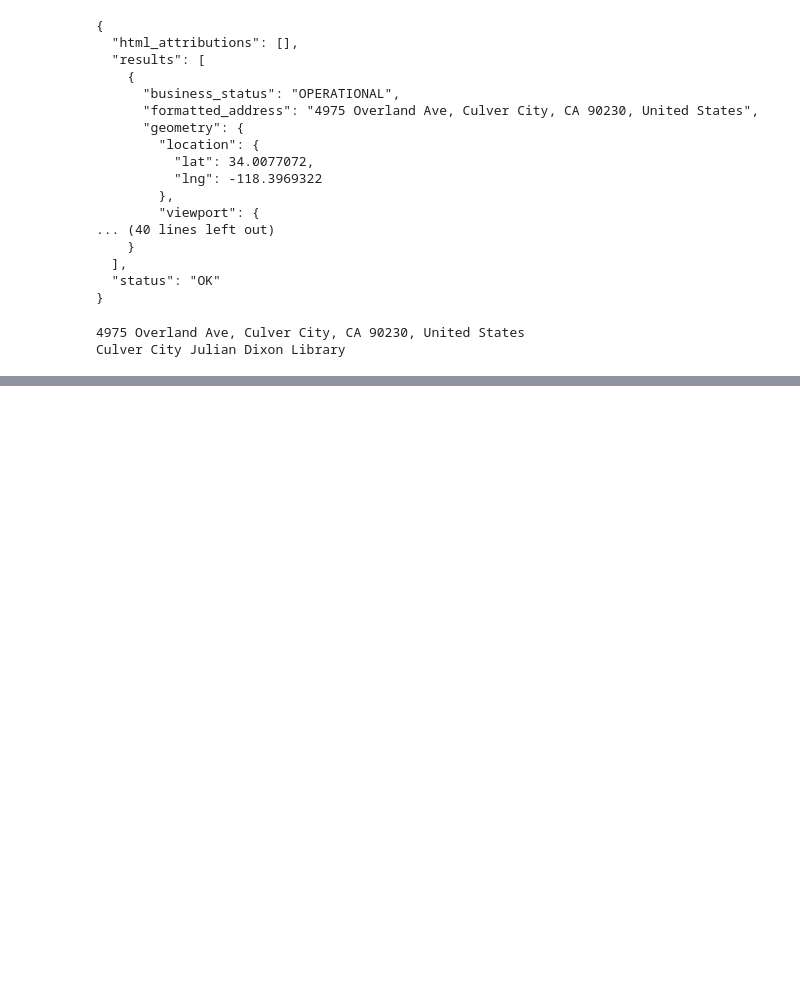
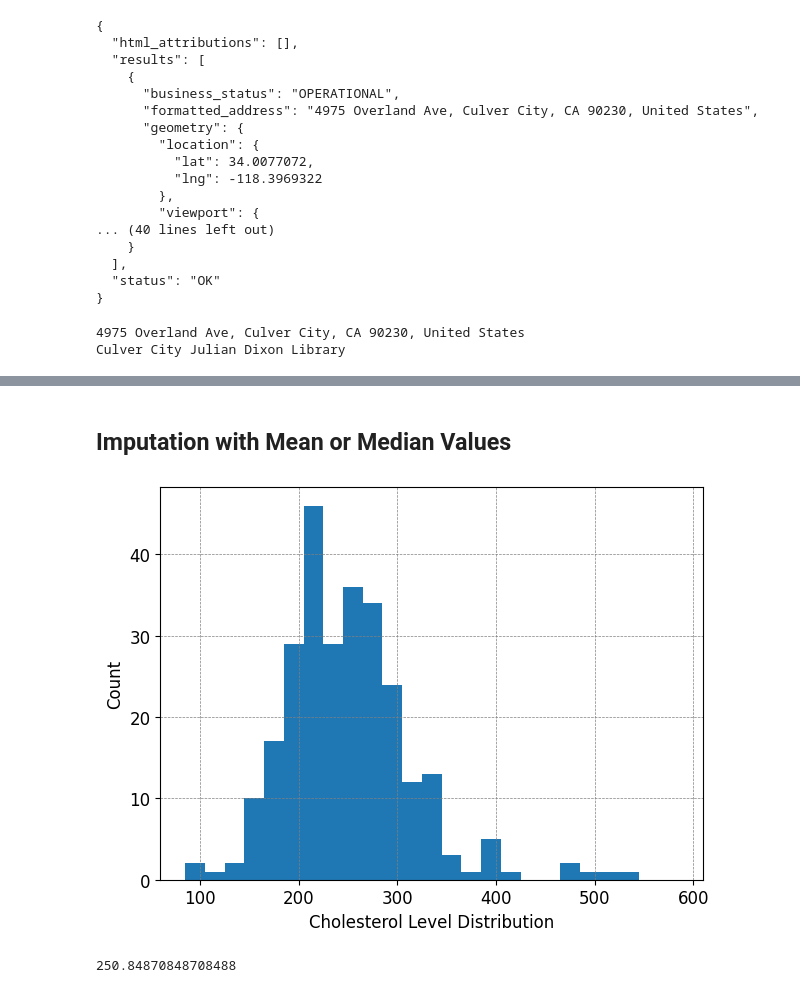
Before and after one commit to LeonardoSMSoares/Data-Analysis-Quick-Reference, a Jupyter notebook: Essential Statistics for Non-STEM Data Analysts/ESNS 01 - Fundamentals of Data Collection.ipynb, the cells around one changed output, grey strips where cells are left out. Drawn from its saved outputs; the diff is of its cells as text; code cells hidden in the pictures; blank space fills up the shorter version.

```diff
--- a/Essential Statistics for Non-STEM Data Analysts/ESNS 01 - Fundamentals of Data Collection.ipynb
+++ b/Essential Statistics for Non-STEM Data Analysts/ESNS 01 - Fundamentals of Data Collection.ipynb
@@ -73,0 +170,17 @@ Culver City Julian Dixon Library
+# %%
+# Function to replace question marks with NaN values and convert valid numbers
+def replace_question_mark(val):
+    if val == "?":                          # If the value is a question mark, replace it with NaN
+        return np.NaN
+    elif type(val) == int:                  # If the value is of type int, keep it as is
+        return val
+    else:                                   # Otherwise, convert the value to a float
+        return float(val)
+
+# Create a copy of the original DataFrame
+df2 = df.copy()
+
+# Iterate over each column in the DataFrame using `items()`
+for columnName, _ in df2.items():
+    # Apply the function to replace question marks with NaN for each value in the column
+    df2[columnName] = df2[columnName].apply(replace_question_mark)
@@ -73,0 +268,24 @@ Culver City Julian Dixon Library
+# %% [markdown]
+## Imputation with Mean or Median Values
+# %%
+plt.rcParams.update({'font.size': 12})  # Update font size to make the labels and title larger and more readable
+
+chol = df2["chol"]                      # Extract the 'chol' (cholesterol level) column from the DataFrame
+
+# Create a histogram with bins of width 20, ranging from the minimum to maximum cholesterol levels
+plt.hist(chol, bins=range(int(min(chol)), int(max(chol)) + 1, 20))
+
+plt.xlabel("Cholesterol Level Distribution")           # Set the x-axis label
+plt.ylabel("Count")                                    # Set the y-axis label
+
+plt.grid(visible=True, linestyle='--', linewidth=0.5, color='grey')  # Add a grid with a dashed line style for better readability
+
+plt.tight_layout()  # Adjust layout to prevent overlap of labels and title
+plt.show()          # Display the histogram
+# %% [output]
+[figure, added]
+# %%
+# Calculate the mean of the 'chol' column, excluding NaN values
+np.mean(chol.dropna())
+# %% [output]
+250.84870848708488
```
Also changed, not shown: parts of 40 cells of this notebook, 1 other file.
